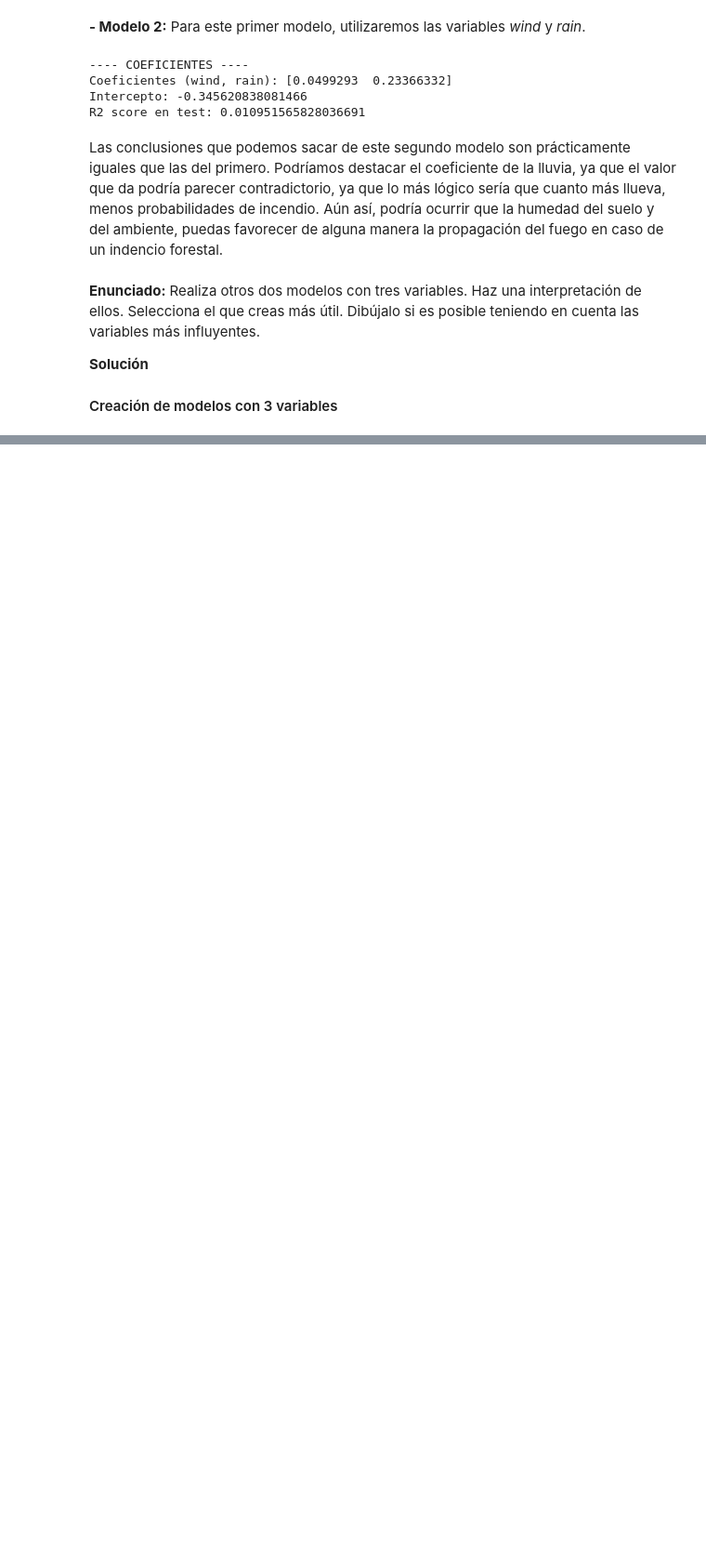
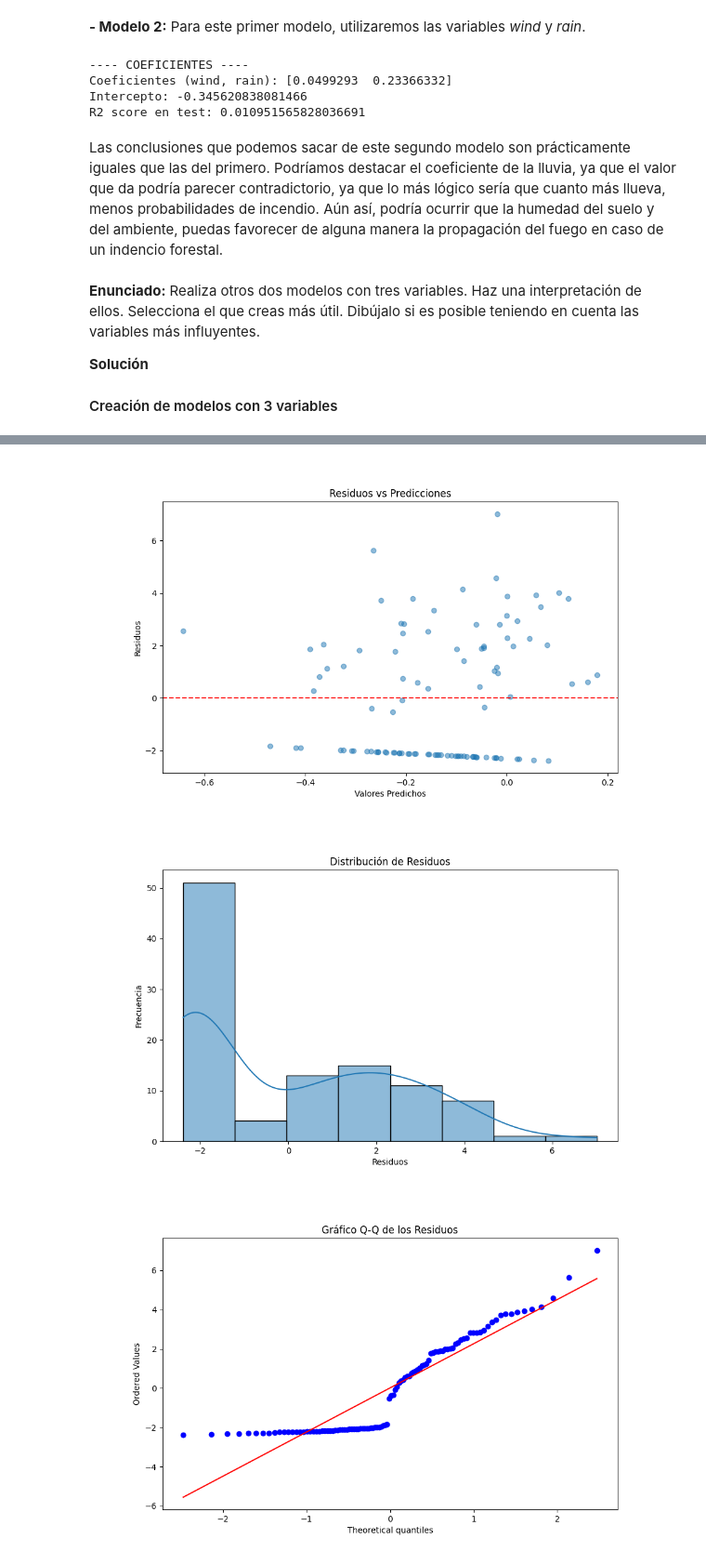
Before and after one commit to Carmoruda/Data_Mining, a Jupyter notebook: LAB04/Practica_3_GRUPOC5.ipynb, the cells around one changed output, grey strips where cells are left out. Shown at 93% size. Cells and saved outputs as stored; diff of their text form; code cells hidden in the pictures; blank space fills up the shorter version.

```diff
--- a/LAB04/Practica_3_GRUPOC5.ipynb
+++ b/LAB04/Practica_3_GRUPOC5.ipynb
@@ -157,0 +213,3 @@ Modelo B (FFMC, DMC, ISI):
+# %%
+y_pred = model_3.predict(X_3_test)
+residuos = y_test - y_pred
@@ -157,0 +218,27 @@ Modelo B (FFMC, DMC, ISI):
+# %%
+# 1. Gráfico de residuos vs. valores predichos
+plt.figure(figsize=(10, 6))
+plt.scatter(y_pred, residuos, alpha=0.5)
+plt.axhline(0, color='red', linestyle='--')
+plt.title('Residuos vs Predicciones')
+plt.xlabel('Valores Predichos')
+plt.ylabel('Residuos')
+plt.show()
+
+# 2. Histograma de residuos
+plt.figure(figsize=(10, 6))
+sns.histplot(residuos, kde=True)
+plt.title('Distribución de Residuos')
+plt.xlabel('Residuos')
+plt.ylabel('Frecuencia')
+plt.show()
+
+# 3. Gráfico QQ de los residuos
+plt.figure(figsize=(10, 6))
+stats.probplot(residuos, dist="norm", plot=plt)
+plt.title('Gráfico Q-Q de los Residuos')
+plt.show()
+# %% [output]
+[figure, added]
+[figure, added]
+[figure, added]
```
Also changed, not shown: parts of 9 cells of this notebook.
